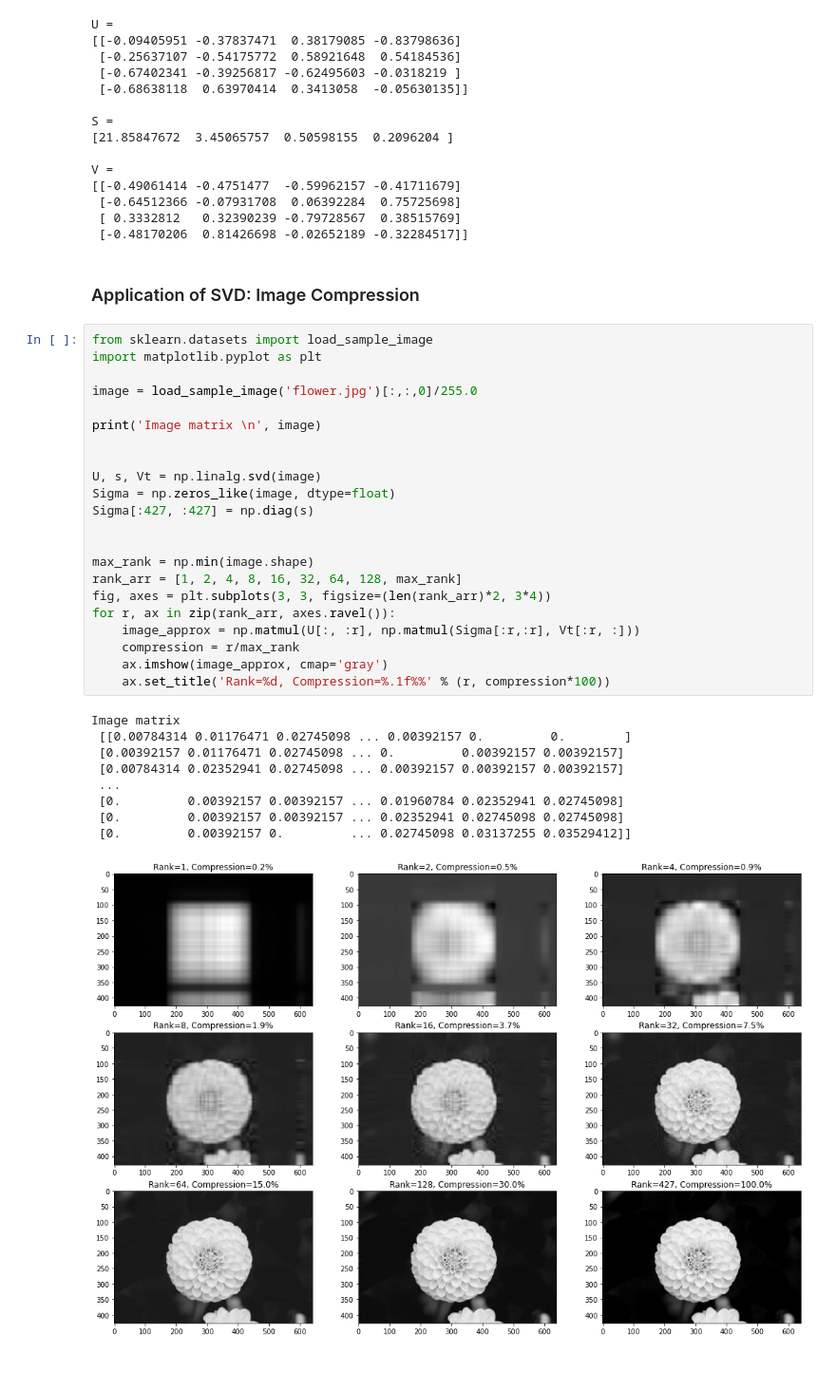
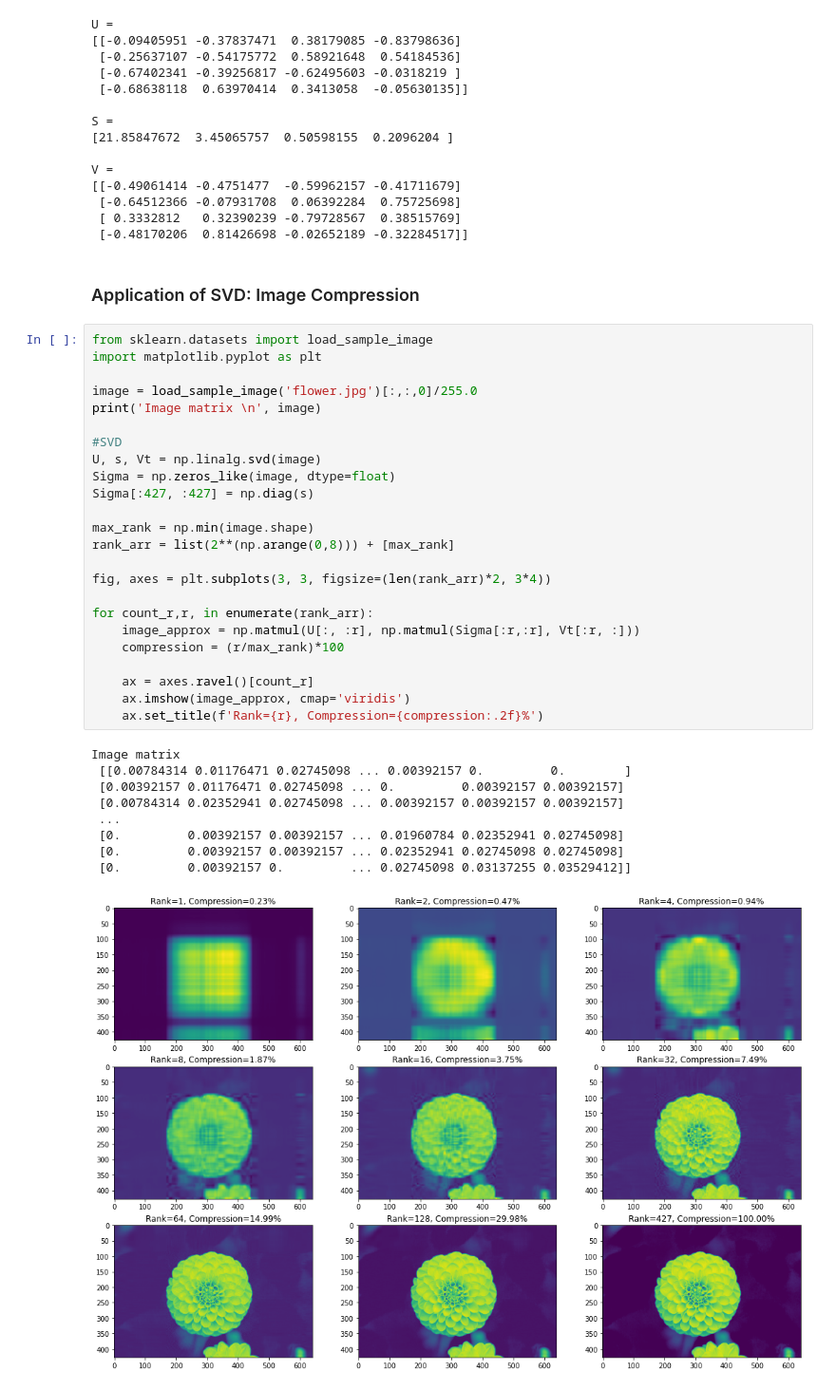
Before and after one commit to vigneshS29/Math-Stuff, a Jupyter notebook: Numerical-Linear-Algebra.ipynb, the cells around one changed output. Shown at 95% size. Drawn from its saved outputs; the diff is of its cells as text.

```diff
--- a/Numerical-Linear-Algebra.ipynb
+++ b/Numerical-Linear-Algebra.ipynb
@@ -99,37 +99,39 @@ V =
  [-0.64512366 -0.07931708  0.06392284  0.75725698]
  [ 0.3332812   0.32390239 -0.79728567  0.38515769]
  [-0.48170206  0.81426698 -0.02652189 -0.32284517]]
-# %% [markdown]
-### Application of SVD: Image Compression
-# %%
-from sklearn.datasets import load_sample_image
-import matplotlib.pyplot as plt
-
-image = load_sample_image('flower.jpg')[:,:,0]/255.0
-
-print('Image matrix \n', image)
-
-
-U, s, Vt = np.linalg.svd(image)
-Sigma = np.zeros_like(image, dtype=float)
-Sigma[:427, :427] = np.diag(s)
-
-
-max_rank = np.min(image.shape)
-rank_arr = [1, 2, 4, 8, 16, 32, 64, 128, max_rank]
-fig, axes = plt.subplots(3, 3, figsize=(len(rank_arr)*2, 3*4))
-for r, ax in zip(rank_arr, axes.ravel()):
-    image_approx = np.matmul(U[:, :r], np.matmul(Sigma[:r,:r], Vt[:r, :]))
-    compression = r/max_rank
-    ax.imshow(image_approx, cmap='gray')
-    ax.set_title('Rank=%d, Compression=%.1f%%' % (r, compression*100))
-# %% [output]
-Image matrix
- [[0.00784314 0.01176471 0.02745098 ... 0.00392157 0.         0.        ]
- [0.00392157 0.01176471 0.02745098 ... 0.         0.00392157 0.00392157]
- [0.00784314 0.02352941 0.02745098 ... 0.00392157 0.00392157 0.00392157]
- ...
- [0.         0.00392157 0.00392157 ... 0.01960784 0.02352941 0.02745098]
- [0.         0.00392157 0.00392157 ... 0.02352941 0.02745098 0.02745098]
- [0.         0.00392157 0.         ... 0.02745098 0.03137255 0.03529412]]
-[figure, removed]
+# %% [markdown]
+### Application of SVD: Image Compression
+# %%
+from sklearn.datasets import load_sample_image
+import matplotlib.pyplot as plt
+
+image = load_sample_image('flower.jpg')[:,:,0]/255.0
+print('Image matrix \n', image)
+
+#SVD
+U, s, Vt = np.linalg.svd(image)
+Sigma = np.zeros_like(image, dtype=float)
+Sigma[:427, :427] = np.diag(s)
+
+max_rank = np.min(image.shape)
+rank_arr = list(2**(np.arange(0,8))) + [max_rank]
+
+fig, axes = plt.subplots(3, 3, figsize=(len(rank_arr)*2, 3*4))
+
+for count_r,r, in enumerate(rank_arr):
+    image_approx = np.matmul(U[:, :r], np.matmul(Sigma[:r,:r], Vt[:r, :]))
+    compression = (r/max_rank)*100
+
+    ax = axes.ravel()[count_r]
+    ax.imshow(image_approx, cmap='viridis')
+    ax.set_title(f'Rank={r}, Compression={compression:.2f}%')
+# %% [output]
+Image matrix
+ [[0.00784314 0.01176471 0.02745098 ... 0.00392157 0.         0.        ]
+ [0.00392157 0.01176471 0.02745098 ... 0.         0.00392157 0.00392157]
+ [0.00784314 0.02352941 0.02745098 ... 0.00392157 0.00392157 0.00392157]
+ ...
+ [0.         0.00392157 0.00392157 ... 0.01960784 0.02352941 0.02745098]
+ [0.         0.00392157 0.00392157 ... 0.02352941 0.02745098 0.02745098]
+ [0.         0.00392157 0.         ... 0.02745098 0.03137255 0.03529412]]
+[figure, added]
```
